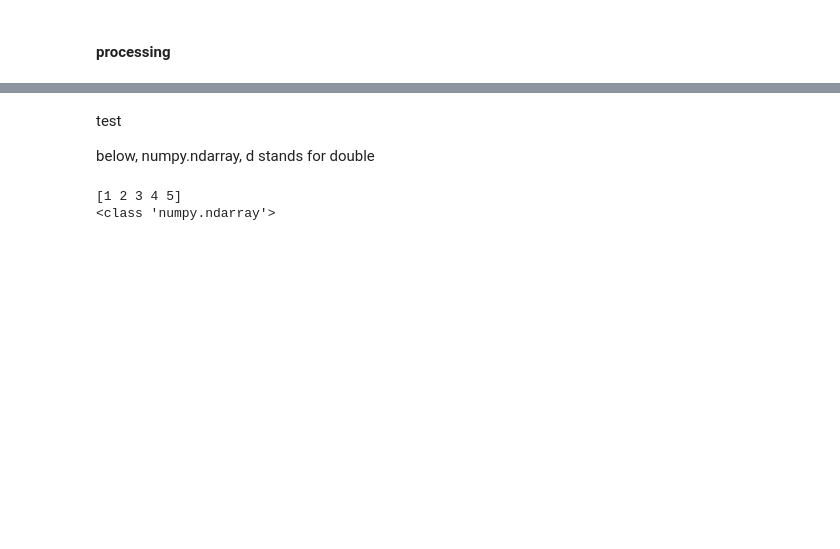
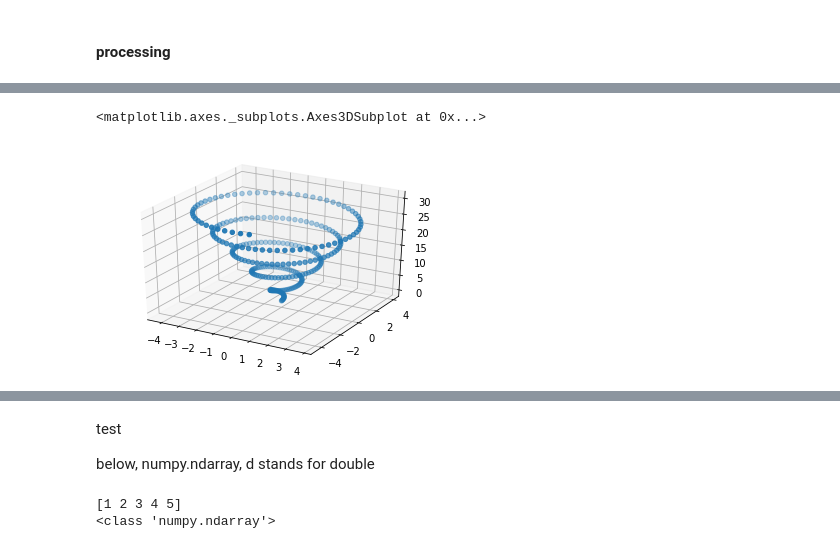
Before and after one commit to mon-neutrino/math-physicsy-stuff, a Jupyter notebook: physicsbeyond/L6/motion.ipynb, the cells around one changed output, grey strips where cells are left out. Cells and saved outputs as stored; diff of their text form; code cells hidden in the pictures; blank space fills up the shorter version.

```diff
--- a/physicsbeyond/L6/motion.ipynb
+++ b/physicsbeyond/L6/motion.ipynb
@@ -34,0 +41,4 @@ array([0., 0.])
+# %%
+def trajectory_spiral3d(r,a,h):
+    # spiral motion
+    return np.array([r*cos(a),r*sin(a),h])
@@ -66,2 +84,13 @@ array([[0. , 0. ],
+# %%
+#spiral 3d
+
+for i in range(S+1):
+    # call function trajectory w current time t
+    # save new point in array points
+    # update time
+    points_s3d[i] = trajectory_spiral3d(R,A,H)
+    R += dr
+    A += da
+    H += dh
 # %% [markdown]
 #### output
@@ -67,0 +186,16 @@ array([[0. , 0. ],
+# %%
+#spiral3d
+ax = plt.axes(projection='3d')
+
+x_pointss3d = points_s3d[:,0]
+y_pointss3d = points_s3d[:,1]
+z_pointss3d = points_s3d[:,2]
+
+ax.scatter3D(x_pointss3d, y_pointss3d, z_pointss3d, 'gray')
+#plt.xlim(-2.5,2.5)
+#plt.ylim(-2.5,2.5)
+
+ax
+# %% [output]
+<matplotlib.axes._subplots.Axes3DSubplot at 0x...>
+[figure, added]
```
Also changed, not shown: parts of 22 cells of this notebook.
